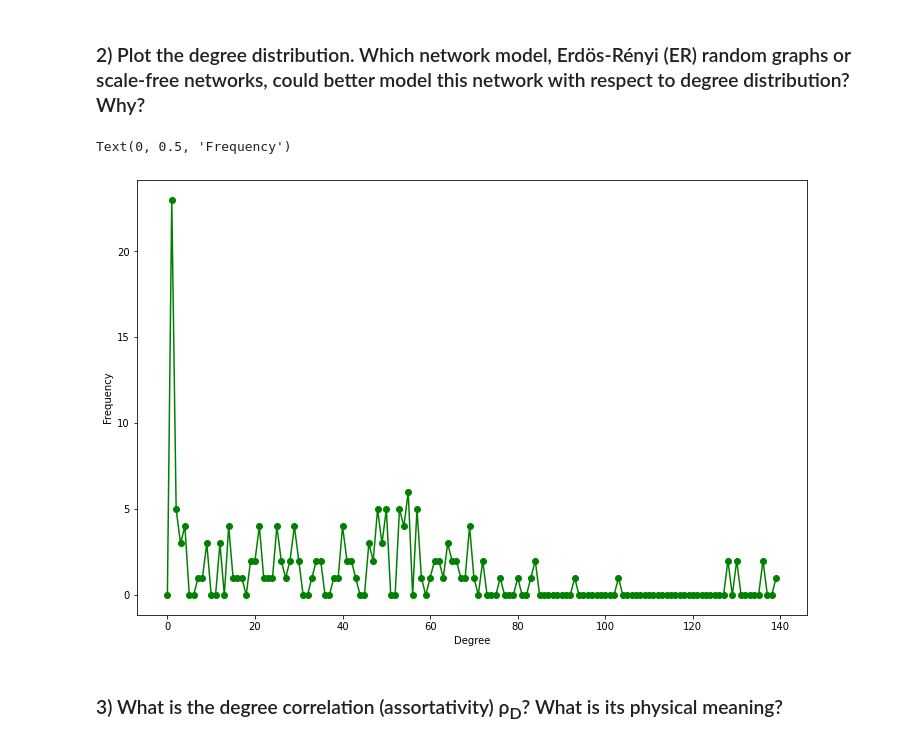
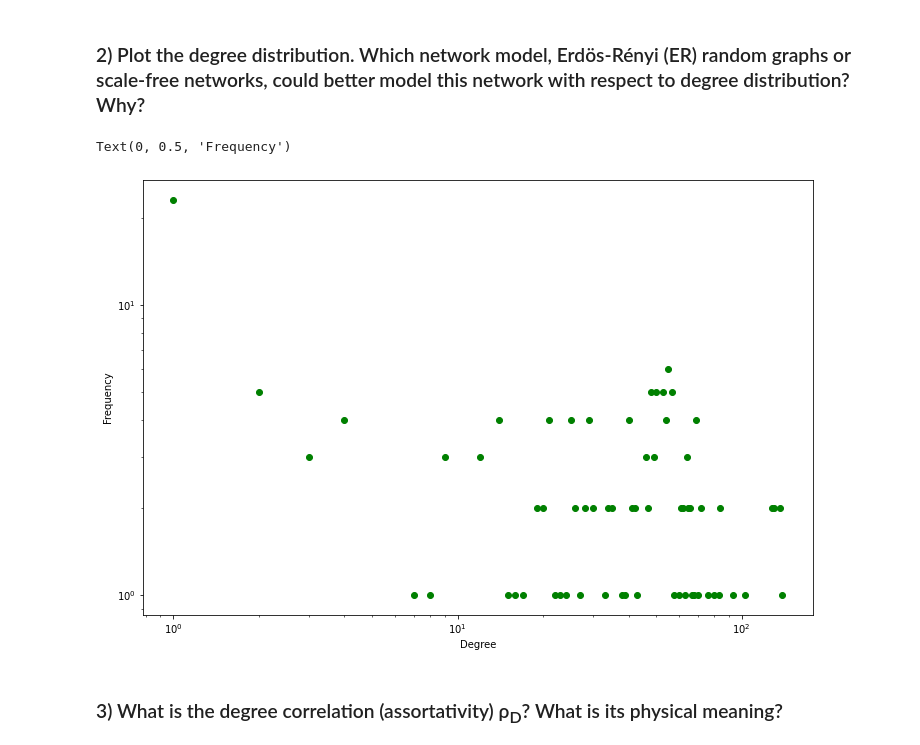
Before and after one commit to albertsolaroca/MDAC, a Jupyter notebook: MDAC assignment.ipynb, the cells around one changed output. Cells and saved outputs as stored; diff of their text form; code cells hidden in the pictures.

```diff
--- a/MDAC assignment.ipynb
+++ b/MDAC assignment.ipynb
@@ -71,13 +71,13 @@ Standard deviation of the degree:  31.525295235166052
 # %%
 degree_freq = nx.degree_histogram(aggregated_G)
 degrees = range(len(degree_freq))
 plt.figure(figsize=(12, 8))
-plt.plot(degrees, degree_freq,'go-')
+plt.loglog(degrees, degree_freq,'go')
 plt.xlabel('Degree')
 plt.ylabel('Frequency')
 # %% [output]
 Text(0, 0.5, 'Frequency')
-[figure, old version]
+[figure, new version]
 # %% [markdown]
 ### 3) What is the degree correlation (assortativity) ρ<sub>D</sub>? What is its physical meaning?
 # %%
```
Also changed, not shown: parts of 9 cells of this notebook.
